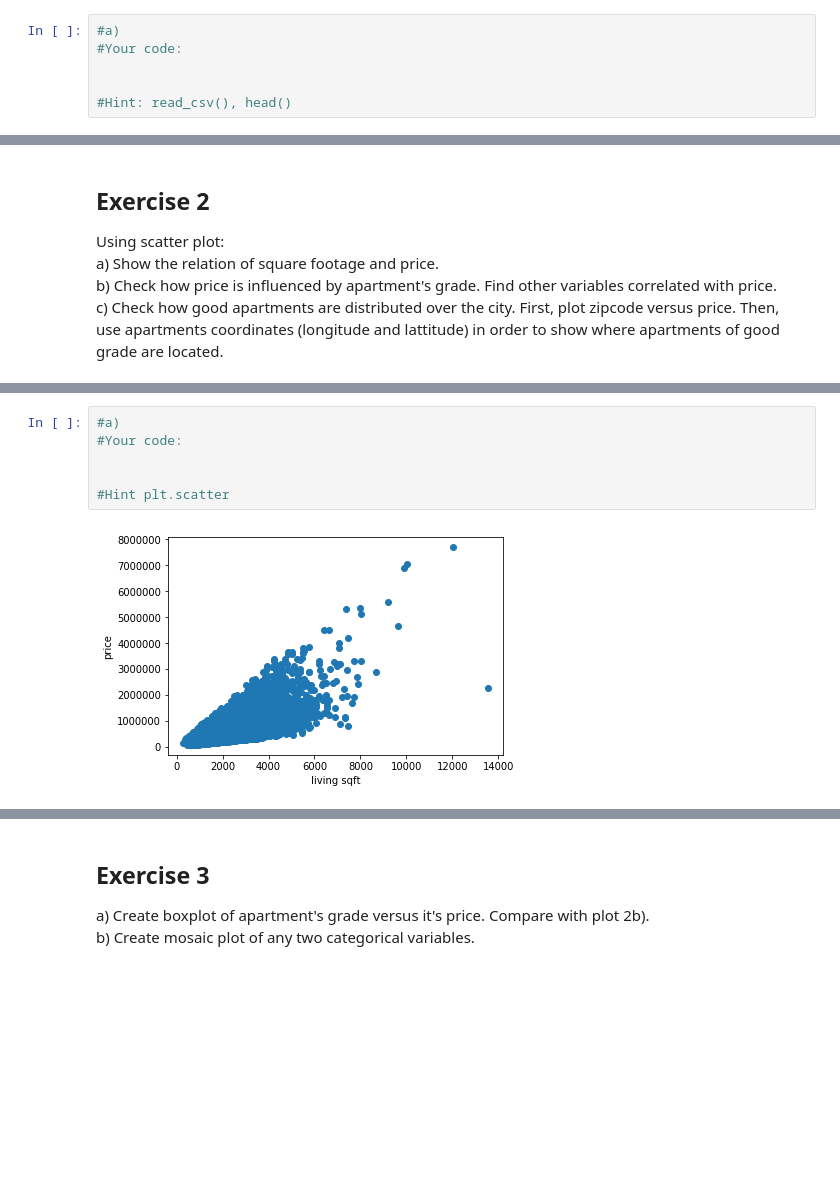
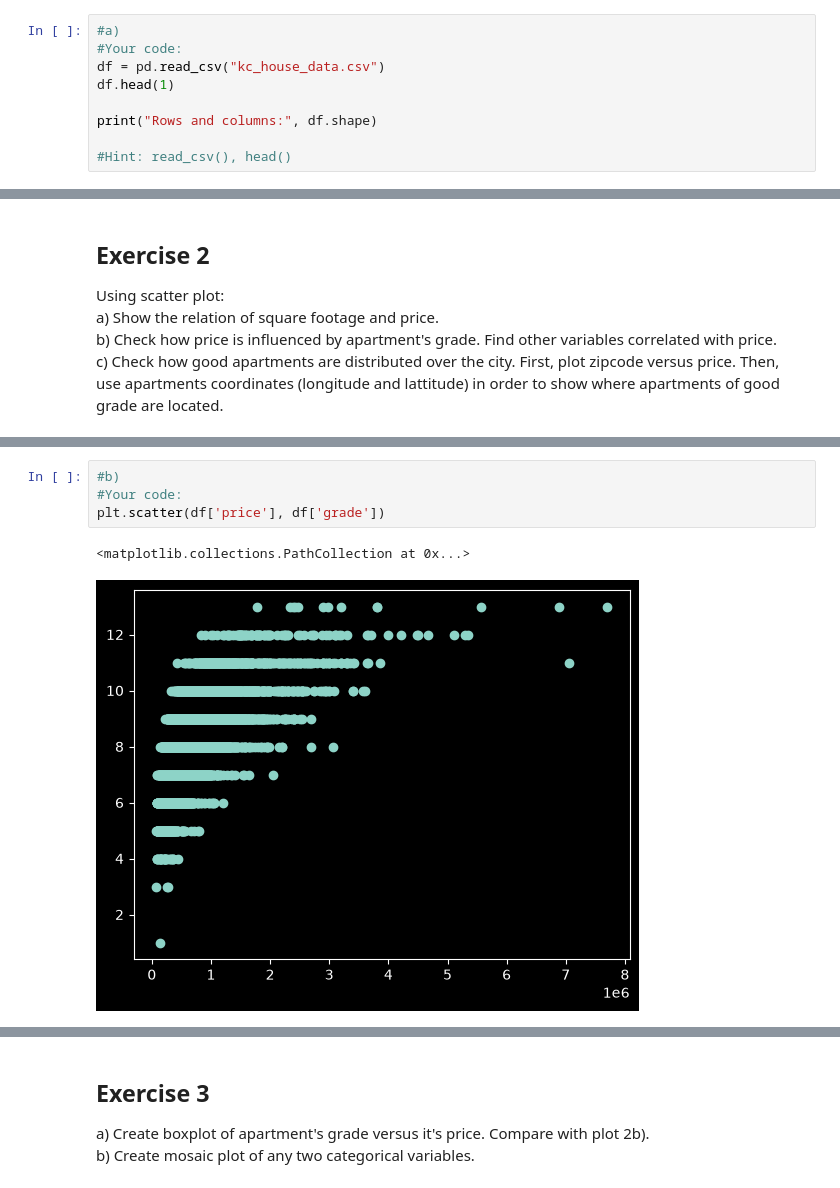
Before and after one commit to Maxiur/DataScience, a Jupyter notebook: Task1/Assignment_DataExploration_without_code.ipynb, the cells around one changed output, grey strips where cells are left out. Drawn from its saved outputs; the diff is of its cells as text; blank space fills up the shorter version.

```diff
--- a/Task1/Assignment_DataExploration_without_code.ipynb
+++ b/Task1/Assignment_DataExploration_without_code.ipynb
@@ -12,7 +10,10 @@ c) Compute basic statistics of numerical variables. Are all of them meaningful?
 # %%
 #a)
 #Your code:
+df = pd.read_csv("kc_house_data.csv")
+df.head(1)
 
+print("Rows and columns:", df.shape)
 
 #Hint: read_csv(), head()
 # %% [output]
@@ -60,8 +94,7 @@ c) Check how good apartments are distributed over the city. First, plot zipcode
 # %%
-#a)
+#b)
 #Your code:
-
-
-#Hint plt.scatter
+plt.scatter(df['price'], df['grade'])
 # %% [output]
+<matplotlib.collections.PathCollection at 0x...>
-[figure, old version]
+[figure, new version]
```
Also changed, not shown: parts of 14 cells of this notebook.
